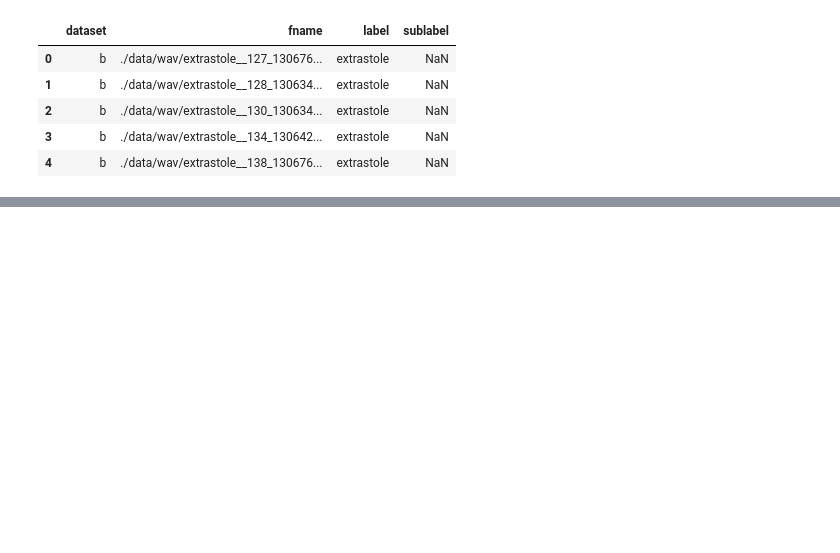
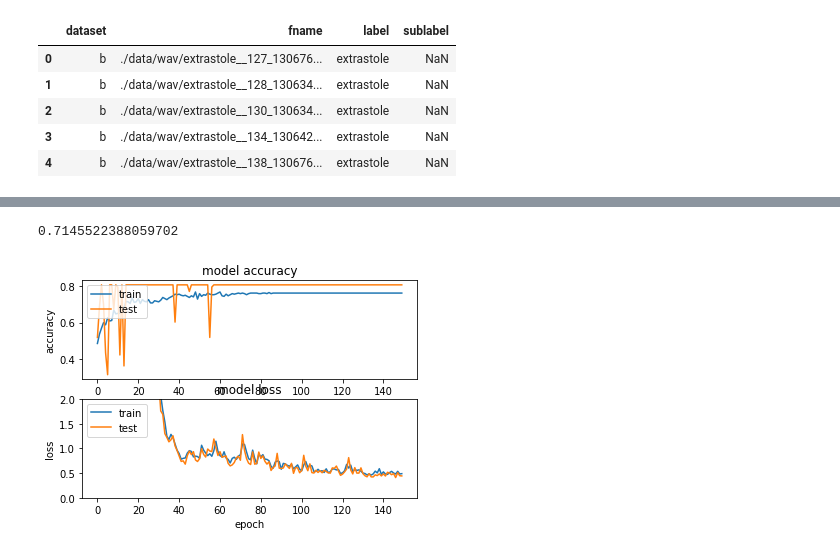
Before and after one commit to sachanganesh/heartbeat-classification, a Jupyter notebook: Heartbeat Anomaly Detection.ipynb, the cells around one changed output, grey strips where cells are left out. Cells and saved outputs as stored; diff of their text form; code cells hidden in the pictures; blank space fills up the shorter version.

```diff
--- a/Heartbeat Anomaly Detection.ipynb
+++ b/Heartbeat Anomaly Detection.ipynb
@@ -291,0 +144,6 @@ Y.head()
+# %%
+# im = Image.open(df.loc[0, "fname"].replace("wav", "png"))
+# im = trim(im)
+# im.save(df.loc[0, "fname"].replace("wav", "png"))
+
+global_size = Image.open(df.loc[ind, "fname"].replace("wav", "png")).size
@@ -291,0 +207,7 @@ Y.head()
+# %%
+df = df[df.label != "extrastole"]
+
+for i, _ in df.iterrows():
+    df.loc[i, "label"] = map[df.loc[i, "label"]]
+
+df.head()
@@ -291,0 +257,4 @@ Y.head()
+# %%
+from sklearn.model_selection import train_test_split
+
+X_train, X_test, y_train, y_test = train_test_split(X, Y, test_size=0.2, random_state=7)
@@ -291,0 +373,34 @@ Y.head()
+# %%
+from sklearn.metrics import roc_auc_score
+
+y_prob = model.predict_proba(X_test)
+roc_auc_score(y_test, y_prob)
+# %% [output]
+0.7145522388059702
+# %%
+import matplotlib.pyplot as plt
+%matplotlib inline
+
+plt.figure(1)
+
+# summarize history for accuracy
+plt.subplot(211)
+plt.plot(hist.history['acc'])
+plt.plot(hist.history['val_acc'])
+plt.title('model accuracy')
+plt.ylabel('accuracy')
+plt.xlabel('epoch')
+plt.legend(['train', 'test'], loc='upper left')
+
+# summarize history for loss
+plt.subplot(212)
+plt.plot(hist.history['loss'])
+plt.plot(hist.history['val_loss'])
+plt.title('model loss')
+plt.ylabel('loss')
+plt.xlabel('epoch')
+plt.legend(['train', 'test'], loc='upper left')
+plt.ylim(ymax=2, ymin=0)
+plt.show()
+# %% [output]
+[figure, added]
```
Also changed, not shown: parts of 35 cells of this notebook, 19 other files.
